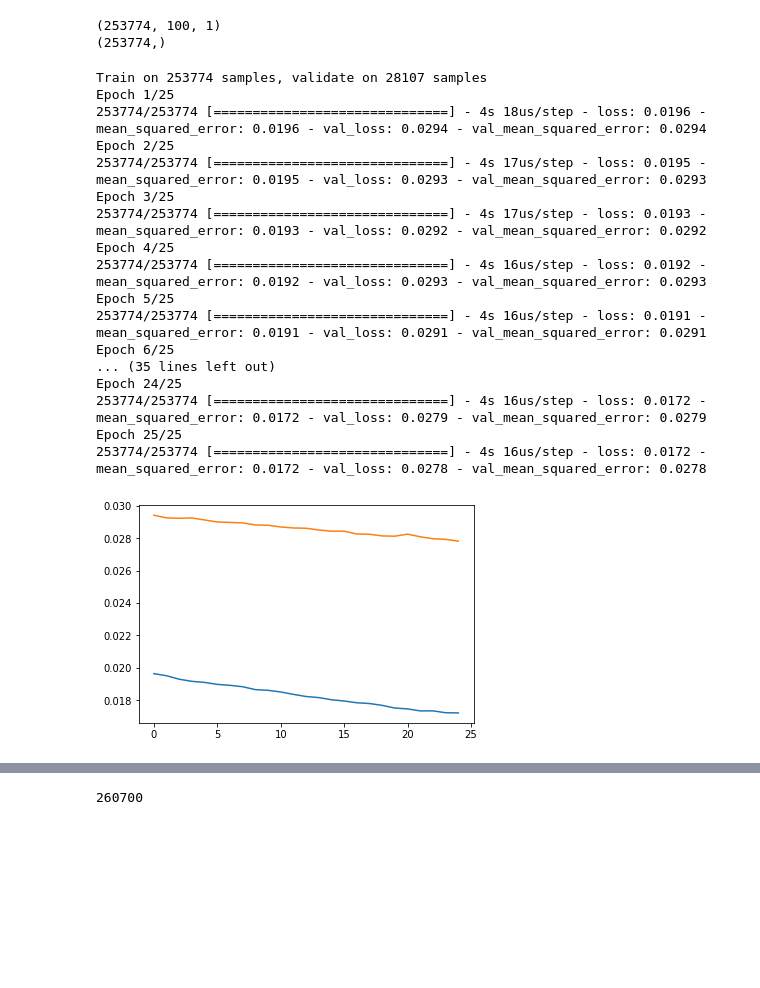
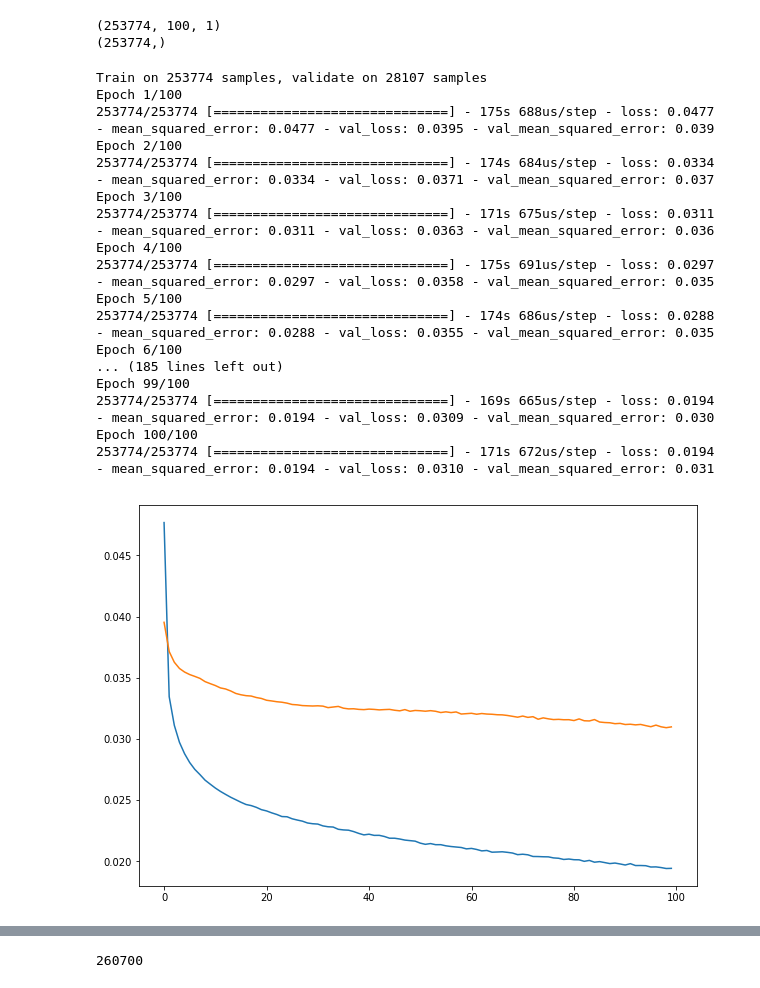
Before and after one commit to clkruse/OldFaithful, a Jupyter notebook: oldFaithfulTemp.ipynb, the cells around one changed output, grey strips where cells are left out. Saved outputs shown, nothing was run; the diff lists cells and outputs as text; code cells hidden in the pictures; blank space fills up the shorter version.

```diff
--- a/oldFaithfulTemp.ipynb
+++ b/oldFaithfulTemp.ipynb
@@ -142,9 +142,13 @@ model = Sequential()
 #model.add(AveragePooling1D(pool_size=2))
 #model.add(Conv1D(filters=8, kernel_size=4, activation='relu', strides=3))
 #model.add(Flatten())
-model.add(LSTM(16, return_sequences=True, input_shape=(np.shape(X)[1],np.shape(X)[2]), activation='tanh'))
-model.add(LSTM(16, activation='tanh'))
-#model.add(Dense(8, activation='relu'))
+model.add(LSTM(8, return_sequences=True, input_shape=(np.shape(X)[1],np.shape(X)[2]), activation='tanh'))
+model.add(Dropout(0.5))
+model.add(LSTM(8, activation='tanh',return_sequences=True,))
+model.add(Dropout(0.5))
+#model.add(LSTM(16, activation='tanh'))
+model.add(Flatten())
+model.add(Dense(8, activation='relu'))
 #model.add(Dropout(0.5))
 #model.add(Dense(8, activation='relu'))
 model.add(Dense(1, activation='linear'))
@@ -156,46 +160,46 @@ model.compile(loss=keras.losses.mean_squared_error,
 # %%
 from keras.models import load_model
 import tensorflow as tf
 sess = tf.Session(config=tf.ConfigProto(log_device_placement=True))
-epochs = 25
+epochs = 100
 
-model = load_model('oldFaithfulTemp.h5')
-with tf.device('/gpu:0'):
-    history = model.fit(X,
-                        Y,
-                        epochs=epochs,
-                        validation_data = [X_val,Y_val],
-                        verbose=1,
-                        batch_size=32,
-                        shuffle=True)
+#model = load_model('oldFaithfulTemp.h5')
+#with tf.device('/gpu:0'):
+history = model.fit(X,
+                    Y,
+                    epochs=epochs,
+                    validation_data = [X_val,Y_val],
+                    verbose=1,
+                    batch_size=256,
+                    shuffle=False)
 
-    #model.save('/Users/ckruse/Documents/python/oldFaithfulTemp.h5')
-    plt.plot(history.history['loss'])
+model.save('oldFaithfulTemp.h5')
+plt.plot(history.history['loss'])
 
-    plt.plot(history.history['val_loss'])
-    plt.show()
+plt.plot(history.history['val_loss'])
+plt.show()
 
     #score = model.evaluate(data_stack, label_stack, verbose=1)
     #print('Test loss:', score[0])
     #print('Test accuracy:', score[1])
     #model.save('/Users/ckruse/Documents/python/soccer/model.h5')
 # %% [output]
 Train on 253774 samples, validate on 28107 samples
-Epoch 1/25
-253774/253774 [==============================] - 4s 18us/step - loss: 0.0196 - mean_squared_error: 0.0196 - val_loss: 0.0294 - val_mean_squared_error: 0.0294
-Epoch 2/25
-253774/253774 [==============================] - 4s 17us/step - loss: 0.0195 - mean_squared_error: 0.0195 - val_loss: 0.0293 - val_mean_squared_error: 0.0293
-Epoch 3/25
-253774/253774 [==============================] - 4s 17us/step - loss: 0.0193 - mean_squared_error: 0.0193 - val_loss: 0.0292 - val_mean_squared_error: 0.0292
-Epoch 4/25
-253774/253774 [==============================] - 4s 16us/step - loss: 0.0192 - mean_squared_error: 0.0192 - val_loss: 0.0293 - val_mean_squared_error: 0.0293
-Epoch 5/25
-253774/253774 [==============================] - 4s 16us/step - loss: 0.0191 - mean_squared_error: 0.0191 - val_loss: 0.0291 - val_mean_squared_error: 0.0291
-Epoch 6/25
-... (35 lines left out)
-Epoch 24/25
-253774/253774 [==============================] - 4s 16us/step - loss: 0.0172 - mean_squared_error: 0.0172 - val_loss: 0.0279 - val_mean_squared_error: 0.0279
-Epoch 25/25
-253774/253774 [==============================] - 4s 16us/step - loss: 0.0172 - mean_squared_error: 0.0172 - val_loss: 0.0278 - val_mean_squared_error: 0.0278
+Epoch 1/100
+253774/253774 [==============================] - 175s 688us/step - loss: 0.0477 - mean_squared_error: 0.0477 - val_loss: 0.0395 - val_mean_squared_error: 0.039
+Epoch 2/100
+253774/253774 [==============================] - 174s 684us/step - loss: 0.0334 - mean_squared_error: 0.0334 - val_loss: 0.0371 - val_mean_squared_error: 0.037
+Epoch 3/100
+253774/253774 [==============================] - 171s 675us/step - loss: 0.0311 - mean_squared_error: 0.0311 - val_loss: 0.0363 - val_mean_squared_error: 0.036
+Epoch 4/100
+253774/253774 [==============================] - 175s 691us/step - loss: 0.0297 - mean_squared_error: 0.0297 - val_loss: 0.0358 - val_mean_squared_error: 0.035
+Epoch 5/100
+253774/253774 [==============================] - 174s 686us/step - loss: 0.0288 - mean_squared_error: 0.0288 - val_loss: 0.0355 - val_mean_squared_error: 0.035
+Epoch 6/100
+... (185 lines left out)
+Epoch 99/100
+253774/253774 [==============================] - 169s 665us/step - loss: 0.0194 - mean_squared_error: 0.0194 - val_loss: 0.0309 - val_mean_squared_error: 0.030
+Epoch 100/100
+253774/253774 [==============================] - 171s 672us/step - loss: 0.0194 - mean_squared_error: 0.0194 - val_loss: 0.0310 - val_mean_squared_error: 0.031
-[figure, old version]
+[figure, new version]
 # %%
```
Also changed, not shown: parts of 4 cells of this notebook, 11 other files.
